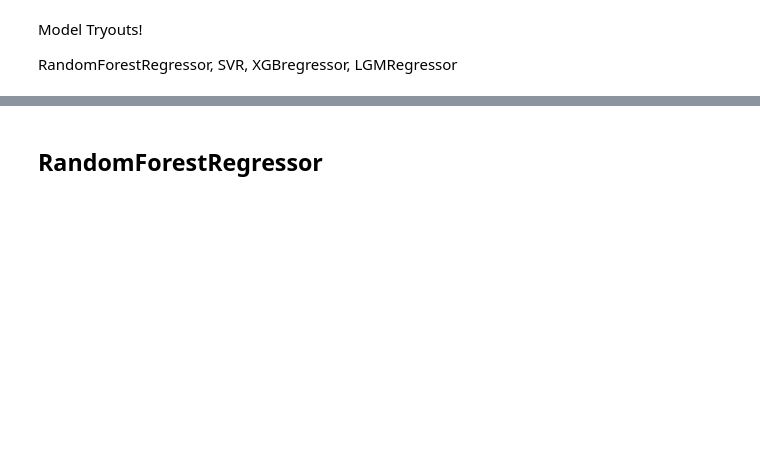
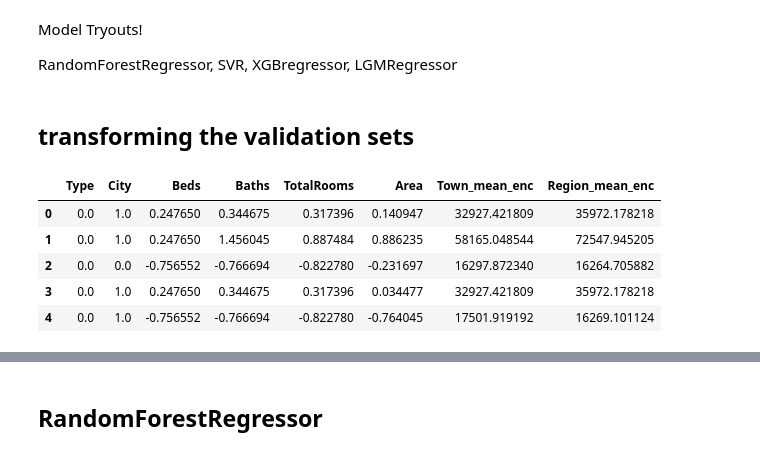
Before and after one commit to Tasfiq-K/BD-property-data-analysis-and-price-prediction, a Jupyter notebook: model_training.ipynb, the cells around one changed output, grey strips where cells are left out. Saved outputs shown, nothing was run; the diff lists cells and outputs as text; code cells hidden in the pictures; blank space fills up the shorter version.

```diff
--- a/model_training.ipynb
+++ b/model_training.ipynb
@@ -442,3 +528,18 @@ RandomForestRegressor,
 SVR,
 XGBregressor,
 LGMRegressor
+# %% [markdown]
+## transforming the validation sets
+# %%
+X_val = transformer.transform(val_X)
+y_val = val_y.copy()
+# %%
+X_val = pd.DataFrame(data=X_val.copy(), columns=transformer.get_feature_names_out())
+X_val.head()
+# %% [output]
+|  | Type | City | Beds | Baths | TotalRooms | Area | Town_mean_enc | Region_mean_enc |
+| 0 | 0.0 | 1.0 | 0.247650 | 0.344675 | 0.317396 | 0.140947 | 32927.421809 | 35972.178218 |
+| 1 | 0.0 | 1.0 | 0.247650 | 1.456045 | 0.887484 | 0.886235 | 58165.048544 | 72547.945205 |
+| 2 | 0.0 | 0.0 | -0.756552 | -0.766694 | -0.822780 | -0.231697 | 16297.872340 | 16264.705882 |
+| 3 | 0.0 | 1.0 | 0.247650 | 0.344675 | 0.317396 | 0.034477 | 32927.421809 | 35972.178218 |
+| 4 | 0.0 | 1.0 | -0.756552 | -0.766694 | -0.822780 | -0.764045 | 17501.919192 | 16269.101124 |
```
Also changed, not shown: parts of 64 cells of this notebook.
